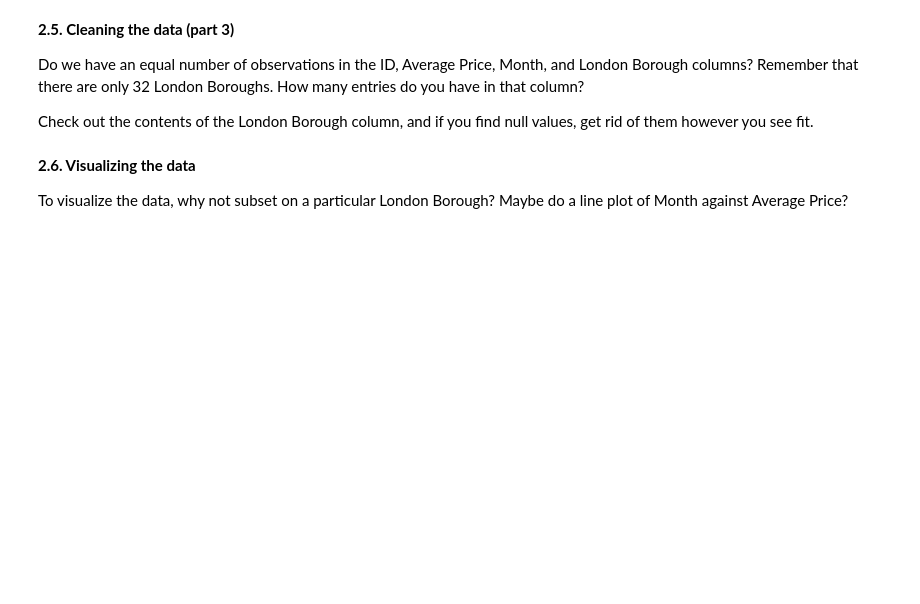
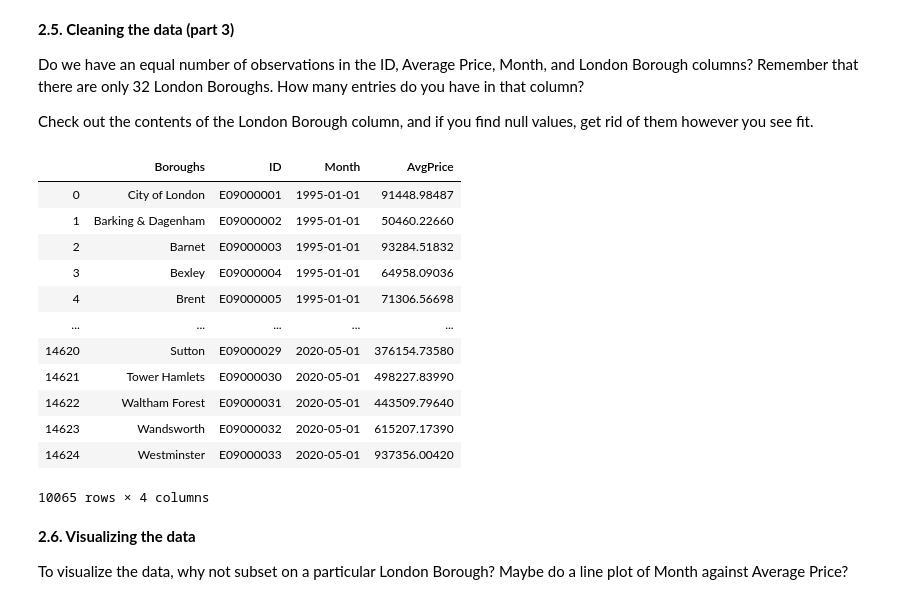
Before and after one commit to cogentdom/LondonHousing, a Jupyter notebook: Unit 4 Challenge - Tier 3.ipynb, the cells around one changed output. Drawn from its saved outputs; the diff is of its cells as text; code cells hidden in the pictures; blank space fills up the shorter version.

```diff
--- a/Unit 4 Challenge - Tier 3.ipynb
+++ b/Unit 4 Challenge - Tier 3.ipynb
@@ -235,6 +279,28 @@ Remember to make sure your column data types are all correct. Average prices, fo
 Do we have an equal number of observations in the ID, Average Price, Month, and London Borough columns? Remember that there are only 32 London Boroughs. How many entries do you have in that column?
 
 Check out the contents of the London Borough column, and if you find null values, get rid of them however you see fit.
+# %%
+non_bor = ['Unnamed: 34', 'Inner London', 'Outer London',
+       'Unnamed: 37', 'NORTH EAST', 'NORTH WEST', 'YORKS & THE HUMBER',
+       'EAST MIDLANDS', 'WEST MIDLANDS', 'EAST OF ENGLAND', 'LONDON',
+       'SOUTH EAST', 'SOUTH WEST', 'Unnamed: 47', 'England']
+prop = prop[~prop['Boroughs'].isin(non_bor)]
+prop.dropna(inplace=True)
+prop
+# %% [output]
+|  | Boroughs | ID | Month | AvgPrice |
+| 0 | City of London | E09000001 | 1995-01-01 | 91448.98487 |
+| 1 | Barking & Dagenham | E09000002 | 1995-01-01 | 50460.22660 |
+| 2 | Barnet | E09000003 | 1995-01-01 | 93284.51832 |
+| 3 | Bexley | E09000004 | 1995-01-01 | 64958.09036 |
+| 4 | Brent | E09000005 | 1995-01-01 | 71306.56698 |
+| ... | ... | ... | ... | ... |
+| 14620 | Sutton | E09000029 | 2020-05-01 | 376154.73580 |
+| 14621 | Tower Hamlets | E09000030 | 2020-05-01 | 498227.83990 |
+| 14622 | Waltham Forest | E09000031 | 2020-05-01 | 443509.79640 |
+| 14623 | Wandsworth | E09000032 | 2020-05-01 | 615207.17390 |
+| 14624 | Westminster | E09000033 | 2020-05-01 | 937356.00420 |
+10065 rows × 4 columns
 # %% [markdown]
 **2.6. Visualizing the data**
 
```
Also changed, not shown: parts of 8 cells of this notebook.
